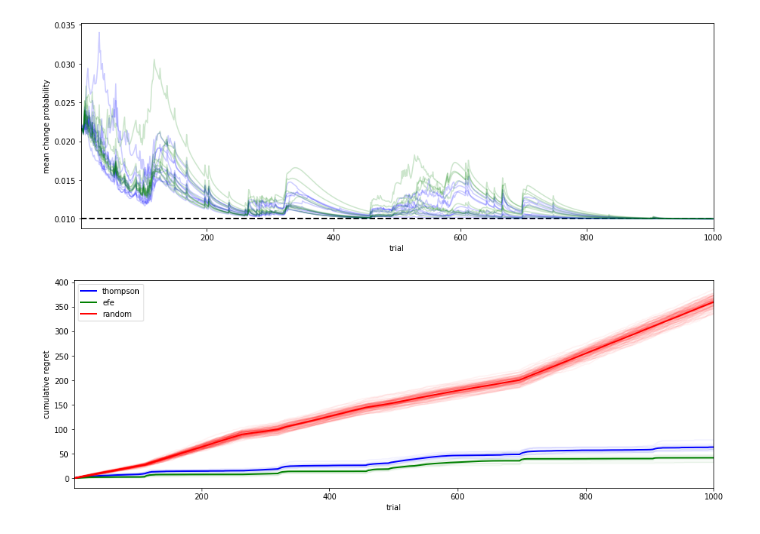
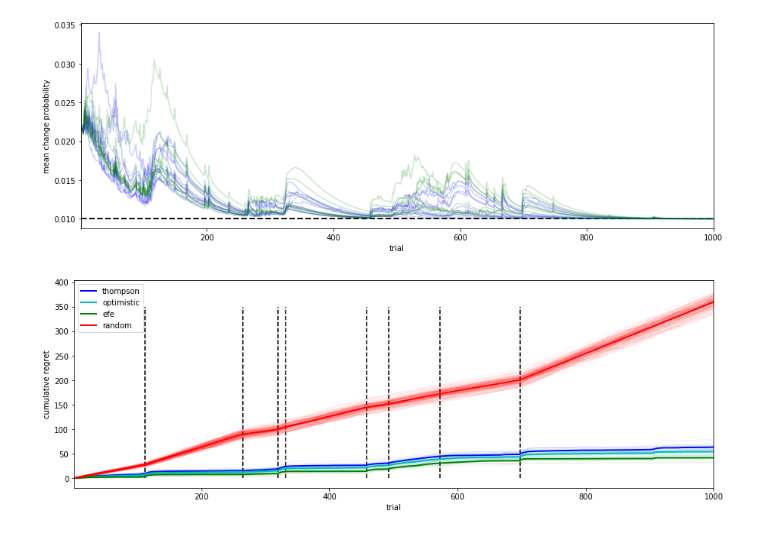
Before and after one commit to dimarkov/aibandits, a Jupyter notebook: piecewise_stationary_bandits_comparison.ipynb, the cells around one changed output. Drawn from its saved outputs; the diff is of its cells as text; code cells hidden in the pictures.

Commit message:
added optimistic thompson sampling

```diff
--- a/piecewise_stationary_bandits_comparison.ipynb
+++ b/piecewise_stationary_bandits_comparison.ipynb
@@ -154,6 +152,16 @@ def thompson_selection(beliefs, rng_key):
     marg = np.einsum('n...k->nk', beliefs)
     sample = random.categorical(rng_key, np.log(marg))
     outcome_probs = po_k[sample] # map states to underlying outcome probabilities of different arms
+    choices = outcome_probs.argmax(-1) # select choices with maximal outcome probability
+    return choices
+
+def optimistic_selection(beliefs, rng_key):
+    #Optimistic thompson sampling
+    marg = np.einsum('n...k->nk', beliefs)
+    sample = random.categorical(rng_key, np.log(marg))
+    mean_probs = np.einsum('nk,ko->no', marg, po_k)
+    outcome_probs = po_k[sample] # map states to underlying outcome probabilities of different arms
+    outcome_probs = np.where(outcome_probs > mean_probs, outcome_probs, mean_probs)
     choices = outcome_probs.argmax(-1) # select choices with maximal outcome probability
     return choices
 
@@ -210,6 +218,8 @@ T = 1000
 sequence1 = simulator(process, learning, thompson_selection, N=N, T=T)
 
 sequence2 = simulator(process, learning, efe_selection, N=N, T=T)
+
+sequence3 = simulator(process, learning, optimistic_selection, N=N, T=T)
 # %%
 fig, axes = plt.subplots(1, 3, figsize=(15, 5))
 
@@ -238,10 +248,12 @@ for k in range(K):
 # %%
 choices_thm = sequence1['choices']
 choices_efe = sequence2['choices']
+choices_otm = sequence3['choices']
 
 max_probs = lax.index_take(true_probs, [np.arange(T), true_probs.argmax(-1)], (0, 1))
 thm_probs = np.stack([lax.index_take(true_probs, [np.arange(T), choices_thm[:, n]], (0, 1)) for n in range(N)], 0)
 efe_probs = np.stack([lax.index_take(true_probs, [np.arange(T), choices_efe[:, n]], (0, 1)) for n in range(N)], 0)
+otm_probs = np.stack([lax.index_take(true_probs, [np.arange(T), choices_otm[:, n]], (0, 1)) for n in range(N)], 0)
 
 n_smpl = 100
 random_choices = random.categorical(random.PRNGKey(547890), np.zeros(K), shape=(T, n_smpl))
@@ -251,6 +263,10 @@ fig, axes = plt.subplots(1, 1, figsize=(15, 5))
 regret = np.cumsum(max_probs - thm_probs, -1).T
 plt.plot(regret, 'b', alpha=.05);
 plt.plot(regret.mean(-1), 'b', label='thompson', lw=2)
+
+regret = np.cumsum(max_probs - otm_probs, -1).T
+plt.plot(regret, 'c', alpha=.05);
+plt.plot(regret.mean(-1), 'c', label='optimistic', lw=2)
 
 regret = np.cumsum(max_probs - efe_probs, -1).T
 plt.plot(regret, 'g', alpha=.05);
@@ -265,5 +281,8 @@ plt.xlabel('trial')
 plt.ylabel('cumulative regret')
 plt.legend()
 
+changes = sequence1['changes']
+plt.vlines(np.nonzero(changes), 0, 350, linestyle='--')
+
 fig.savefig('cum_reg_piecewise1.png', dpi=300)
 # %% [output]
@@ -383,31 +406,38 @@ choices_thm = sequence1['choices']
 choices_efe = sequence2['choices']
 
 max_probs = lax.index_take(true_probs, [np.arange(T), true_probs.argmax(-1)], (0, 1))
 thm_probs = np.stack([lax.index_take(true_probs, [np.arange(T), choices_thm[:, n]], (0, 1)) for n in range(N)], 0)
 efe_probs = np.stack([lax.index_take(true_probs, [np.arange(T), choices_efe[:, n]], (0, 1)) for n in range(N)], 0)
 
 n_smpl = 100
 random_choices = random.categorical(random.PRNGKey(547890), np.zeros(K), shape=(T, n_smpl))
 random_probs = np.stack([lax.index_take(true_probs, [np.arange(T), random_choices[:, n]], (0, 1)) for n in range(n_smpl)], 0)
 
 fig, axes = plt.subplots(1, 1, figsize=(15, 5))
 regret = np.cumsum(max_probs - thm_probs, -1).T
 plt.plot(regret, 'b', alpha=.05);
 plt.plot(regret.mean(-1), 'b', label='thompson', lw=2)
 
+regret = np.cumsum(max_probs - otm_probs, -1).T
+plt.plot(regret, 'c', alpha=.05);
+plt.plot(regret.mean(-1), 'c', label='optimistic', lw=2)
+
 regret = np.cumsum(max_probs - efe_probs, -1).T
 plt.plot(regret, 'g', alpha=.05);
 plt.plot(regret.mean(-1), 'g', label='efe', lw=2)
 
 regret = np.cumsum(max_probs - random_probs, -1).T
 plt.plot(regret, 'r', alpha=.05);
 plt.plot(regret.mean(-1), 'r', label='random', lw=2)
 
 plt.xlim(1, T)
 plt.xlabel('trial')
 plt.ylabel('cumulative regret')
 plt.legend()
 
+changes = sequence1['changes']
+plt.vlines(np.nonzero(changes), 0, 350, linestyle='--')
+
 fig.savefig('cum_reg_piecewise2.png', dpi=300)
 # %% [output]
-[figure, old version]
+[figure, new version]
```
Also changed, not shown: parts of 4 cells of this notebook.
